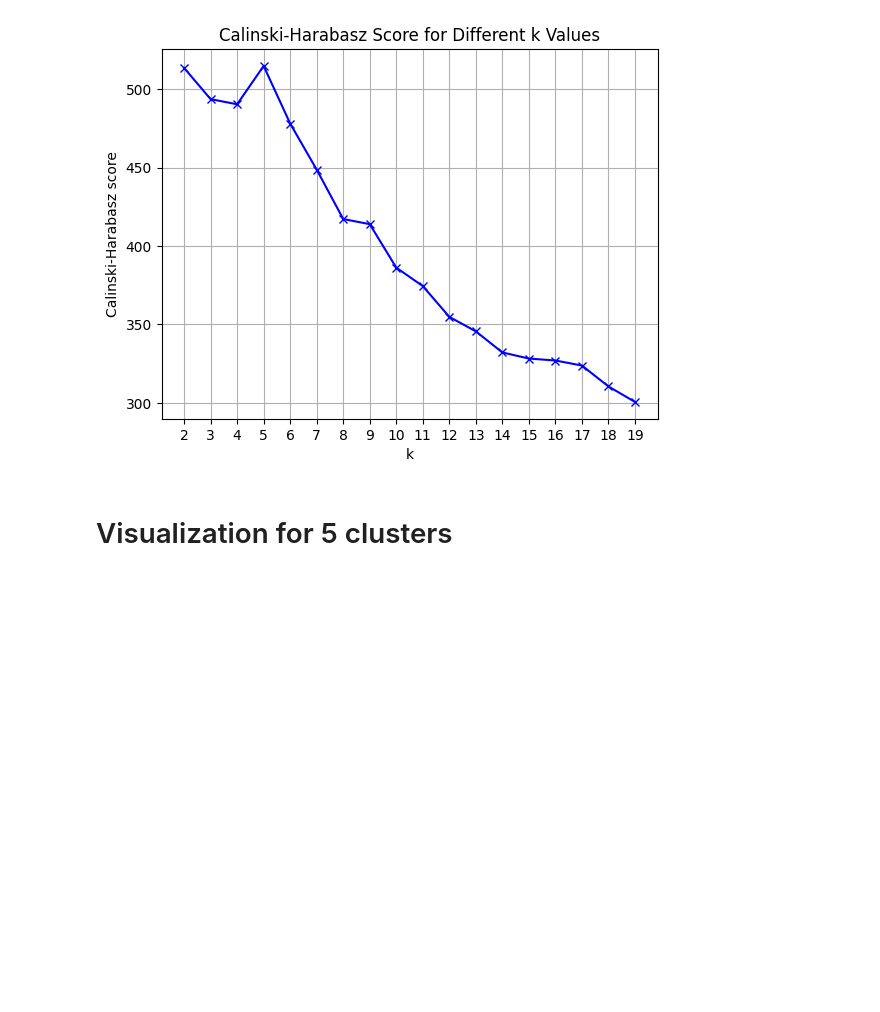
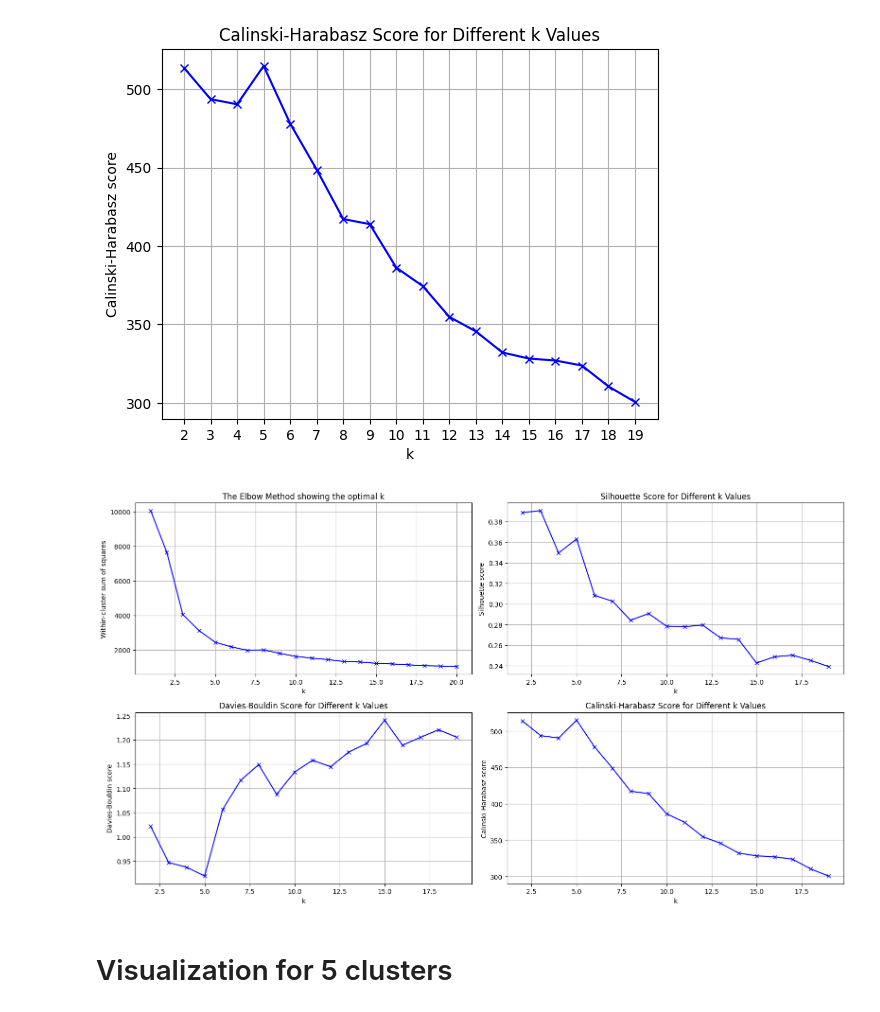
Before and after one commit to nataliachoszczyk/spotify-songs-clustering, a Jupyter notebook: FE_modelling_KM2/FE.ipynb, the cells around one changed output. Cells and saved outputs as stored; diff of their text form; code cells hidden in the pictures; blank space fills up the shorter version.

Commit message:
upgrade subplot

```diff
--- a/FE_modelling_KM2/FE.ipynb
+++ b/FE_modelling_KM2/FE.ipynb
@@ -728,6 +737,82 @@ plt.grid(True)
 plt.show()
 # %% [output]
 [figure]
+# %%
+def count_wcss_scores(X, k_max):
+    scores = []
+    for k in range(1, k_max + 1):
+        kmeans = KMeans(n_clusters=k, random_state=0)
+        kmeans.fit(X)
+        wcss = kmeans.score(X) * -1  # score returns -WCSS
+        scores.append(wcss)
+    return scores
+
+# Funkcja do obliczania różnych metryk klasteryzacji
+def count_clustering_scores(X, cluster_num, model, score_fun):
+    if isinstance(cluster_num, int):
+        cluster_num_iter = [cluster_num]
+    else:
+        cluster_num_iter = cluster_num
+
+    scores = []
+    for k in cluster_num_iter:
+        model_instance = model(n_clusters=k, random_state=42)
+        labels = model_instance.fit_predict(X)
+        wcss = score_fun(X, labels)
+        scores.append(wcss)
+
+    if isinstance(cluster_num, int):
+        return scores[0]
+    else:
+        return scores
+
+
+# Parametry
+k_max = 20
+cluster_num_seq = range(2, 20)
+
+# Obliczanie metryk
+wcss_vec = count_wcss_scores(df, k_max)
+silhouette_vec = count_clustering_scores(df, cluster_num_seq, KMeans, silhouette_score)
+davies_bouldin_vec = [davies_bouldin_score(df, KMeans(n_clusters=k, random_state=42).fit_predict(df)) for k in cluster_num_seq]
+calinski_harabasz_vec = count_clustering_scores(df, cluster_num_seq, KMeans, calinski_harabasz_score)
+
+# Tworzenie subplotów
+fig, axes = plt.subplots(2, 2, figsize=(16, 9))
+
+# WCSS
+axes[0, 0].plot(range(1, k_max + 1), wcss_vec, 'bx-')
+axes[0, 0].set_xlabel('k')
+axes[0, 0].set_ylabel('Within-cluster sum of squares')
+axes[0, 0].set_title('The Elbow Method showing the optimal k')
+axes[0, 0].grid(True)
+
+# Silhouette Score
+axes[0, 1].plot(cluster_num_seq, silhouette_vec, 'bx-')
+axes[0, 1].set_xlabel('k')
+axes[0, 1].set_ylabel('Silhouette score')
+axes[0, 1].set_title('Silhouette Score for Different k Values')
+axes[0, 1].grid(True)
+
+# Davies-Bouldin Score
+axes[1, 0].plot(cluster_num_seq, davies_bouldin_vec, 'bx-')
+axes[1, 0].set_xlabel('k')
+axes[1, 0].set_ylabel('Davies-Bouldin score')
+axes[1, 0].set_title('Davies-Bouldin Score for Different k Values')
+axes[1, 0].grid(True)
+
+# Calinski-Harabasz Score
+axes[1, 1].plot(cluster_num_seq, calinski_harabasz_vec, 'bx-')
+axes[1, 1].set_xlabel('k')
+axes[1, 1].set_ylabel('Calinski-Harabasz score')
+axes[1, 1].set_title('Calinski-Harabasz Score for Different k Values')
+axes[1, 1].grid(True)
+
+# Dostosowanie układu
+plt.tight_layout()
+plt.show()
+# %% [output]
+[figure, added]
 # %% [markdown]
 # Visualization for 5 clusters
 # %%
```
Also changed, not shown: parts of 3 cells of this notebook.
